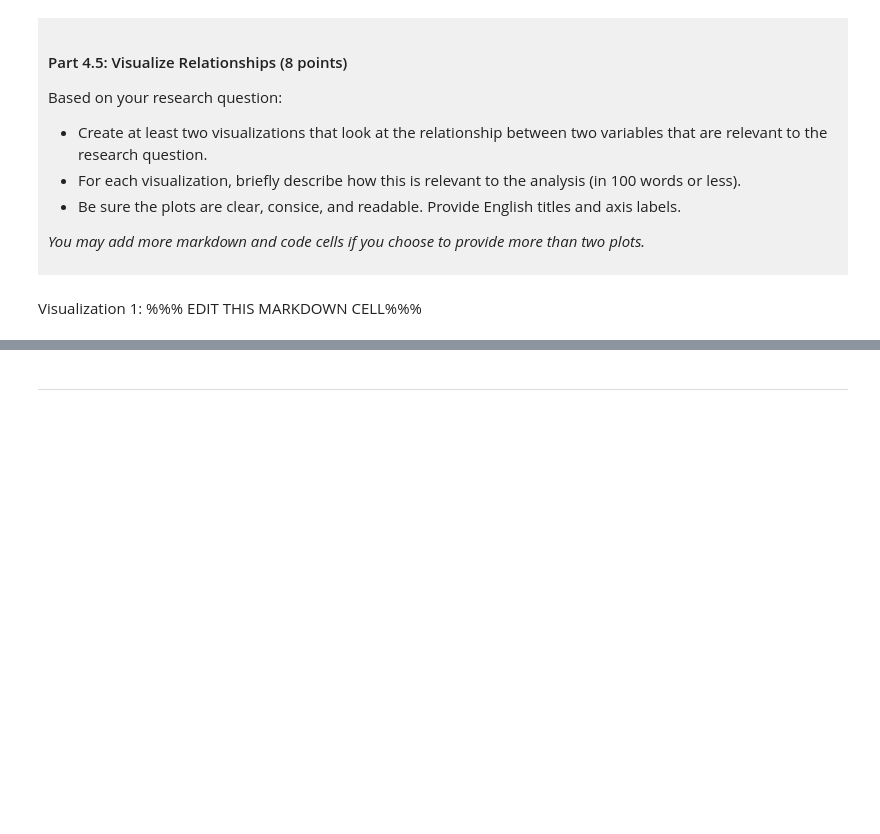
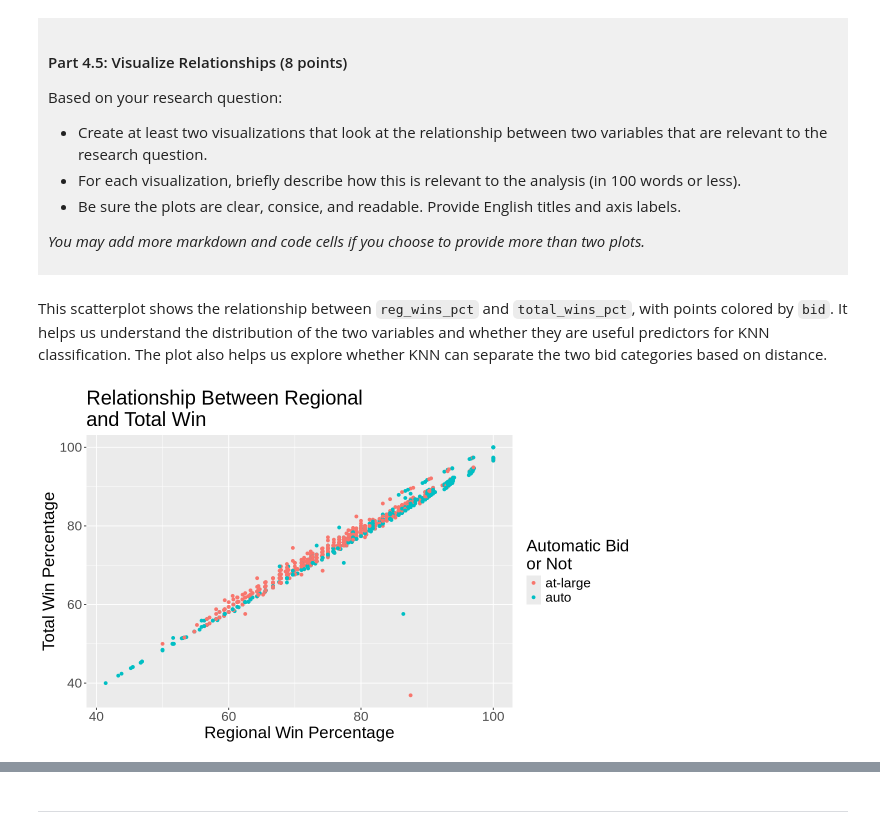
Before and after one commit to QianbingLiu/DataScience100-project, a Jupyter notebook: dsci-100-project-notebook.ipynb, the cells around one changed output, grey strips where cells are left out. Cells and saved outputs as stored; diff of their text form; code cells hidden in the pictures; blank space fills up the shorter version.

```diff
--- a/dsci-100-project-notebook.ipynb
+++ b/dsci-100-project-notebook.ipynb
@@ -302,6 +375,15 @@ Based on your research question:
 *You may add more markdown and code cells if you choose to provide more than two plots.*
 </div>
 # %% [markdown]
-Visualization 1: %%% EDIT THIS MARKDOWN CELL%%%
+This scatterplot shows the relationship between `reg_wins_pct` and `total_wins_pct`, with points colored by `bid`. It helps us understand the distribution of the two variables and whether they are useful predictors for KNN classification. The plot also helps us explore whether KNN can separate the two bid categories based on distance.
 # %%
-### EDIT THIS CODE CELL FOR VISUALIZATION 1###
+options(repr.plot.width = 10, repr.plot.height = 6)
+visual1 <- ggplot(madness_tidy1, aes(x=reg_wins_pct, y=total_wins_pct)) +
+    geom_point(aes(color=bid)) +
+    labs(x="Regional Win Percentage", y="Total Win Percentage",
+         color="Automatic Bid\nor Not",
+         title="Relationship Between Regional\nand Total Win") +
+    theme(text = element_text(size = 20))
+visual1
+# %% [output]
+[figure, added]
```
Also changed, not shown: parts of 13 cells of this notebook.
